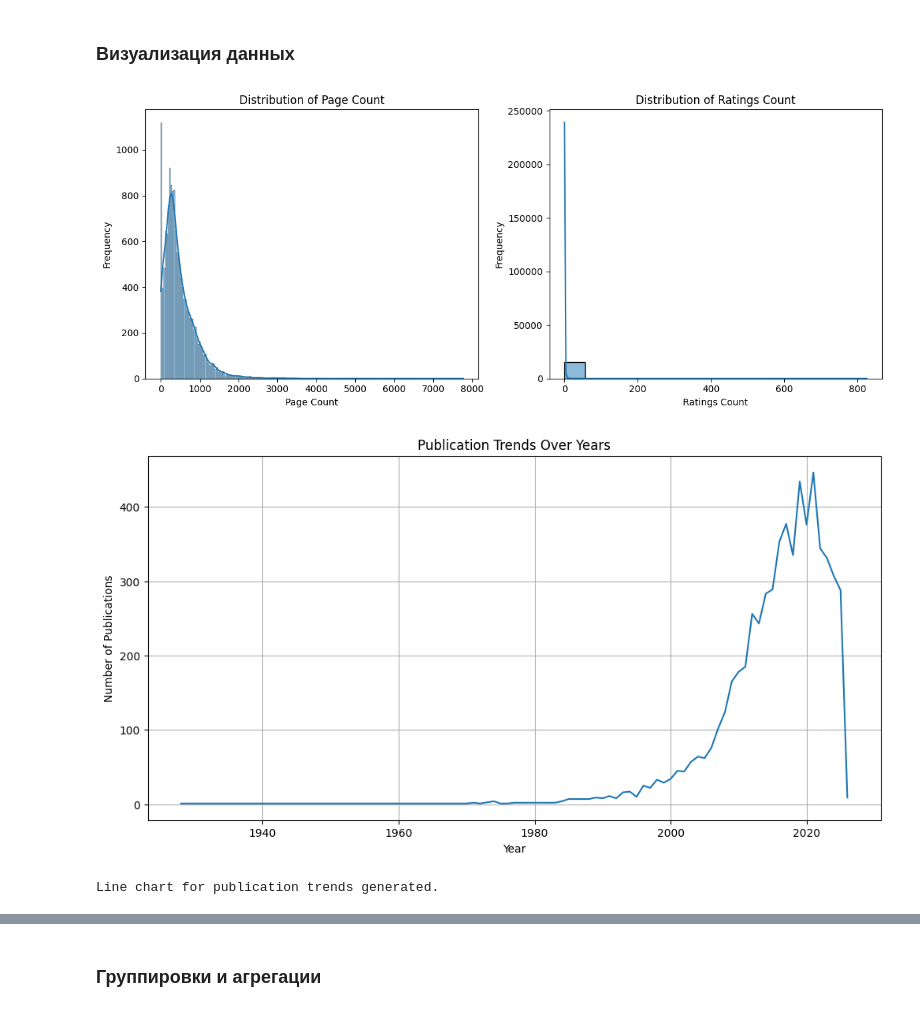
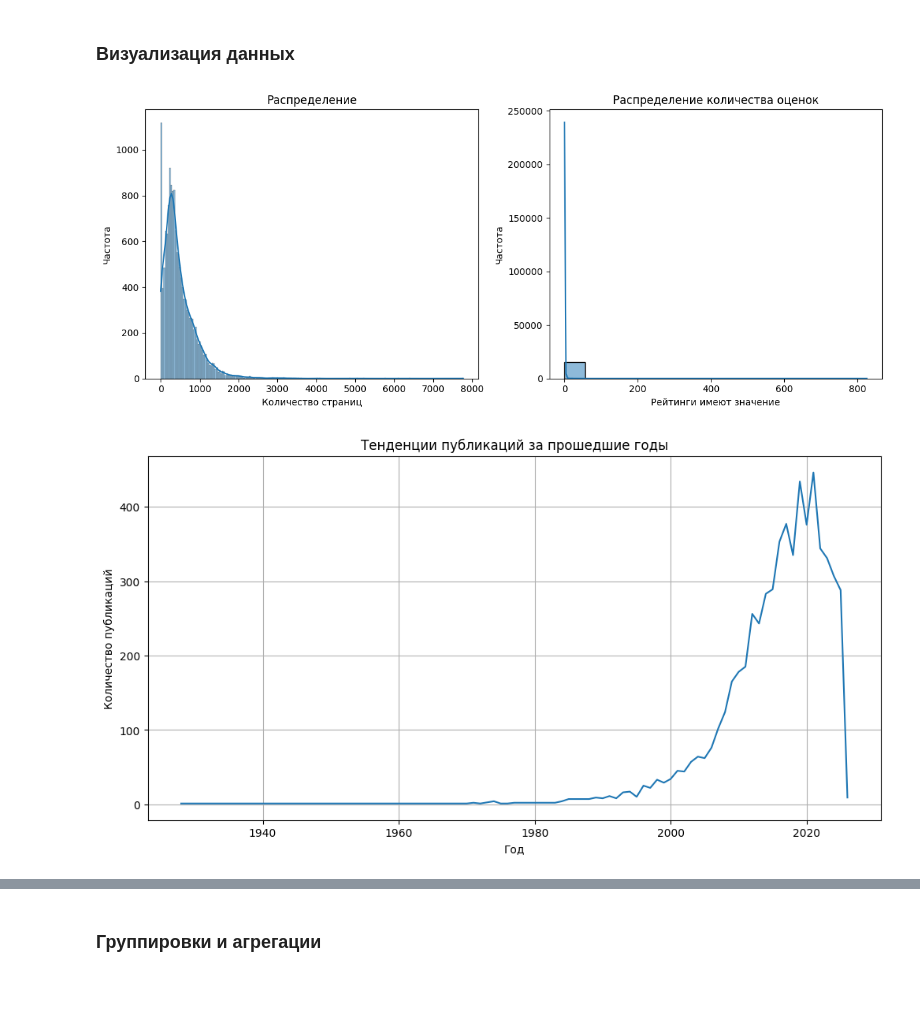
Before and after one commit to Babayka26/-, a Jupyter notebook: Untitled0.ipynb, the cells around one changed output, grey strips where cells are left out. Cells and saved outputs as stored; diff of their text form; code cells hidden in the pictures.

```diff
--- a/Untitled0.ipynb
+++ b/Untitled0.ipynb
@@ -229,37 +239,35 @@ import seaborn as sns
 # %%
 plt.figure(figsize=(12, 5))
 
 plt.subplot(1, 2, 1)
 sns.histplot(df_cleaned['page_count'].dropna(), kde=True)
-plt.title('Distribution of Page Count')
-plt.xlabel('Page Count')
-plt.ylabel('Frequency')
+plt.title('Распределение')
+plt.xlabel('Количество страниц')
+plt.ylabel('Частота')
 
 plt.subplot(1, 2, 2)
 sns.histplot(df_cleaned['ratings_count'].dropna(), kde=True)
-plt.title('Distribution of Ratings Count')
-plt.xlabel('Ratings Count')
-plt.ylabel('Frequency')
+plt.title('Распределение количества оценок')
+plt.xlabel('Рейтинги имеют значение')
+plt.ylabel('Частота')
 
 plt.tight_layout()
 plt.show()
 # %% [output]
-[figure, old version]
+[figure, new version]
 # %%
 df_cleaned['publication_year'] = df_cleaned['published_date'].dt.year
 publication_trends = df_cleaned['publication_year'].value_counts().sort_index()
 
 plt.figure(figsize=(12, 6))
 sns.lineplot(x=publication_trends.index, y=publication_trends.values)
-plt.title('Publication Trends Over Years')
-plt.xlabel('Year')
-plt.ylabel('Number of Publications')
+plt.title('Тенденции публикаций за прошедшие годы')
+plt.xlabel('Год')
+plt.ylabel('Количество публикаций')
 plt.grid(True)
 plt.show()
-print("Line chart for publication trends generated.")
 # %% [output]
-[figure, old version]
+[figure, new version]
-Line chart for publication trends generated.
 # %%
 plt.figure(figsize=(12, 6))
 top_authors = df_cleaned['authors'].value_counts().head(10)
```
Also changed, not shown: parts of 8 cells of this notebook.
